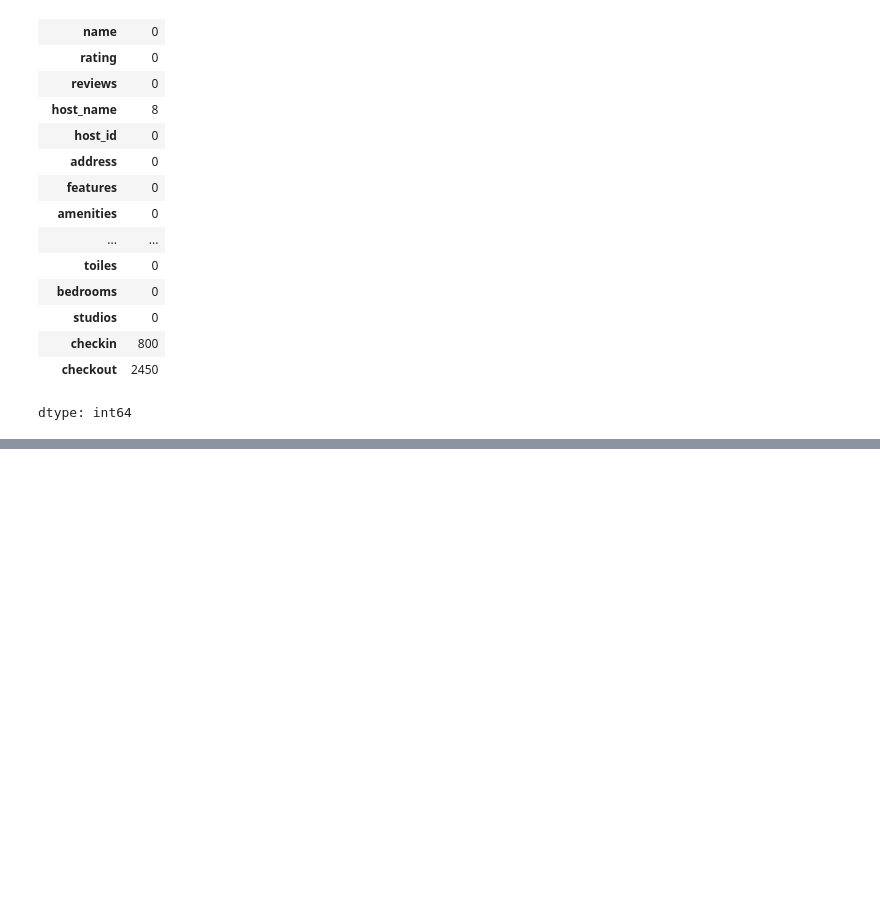
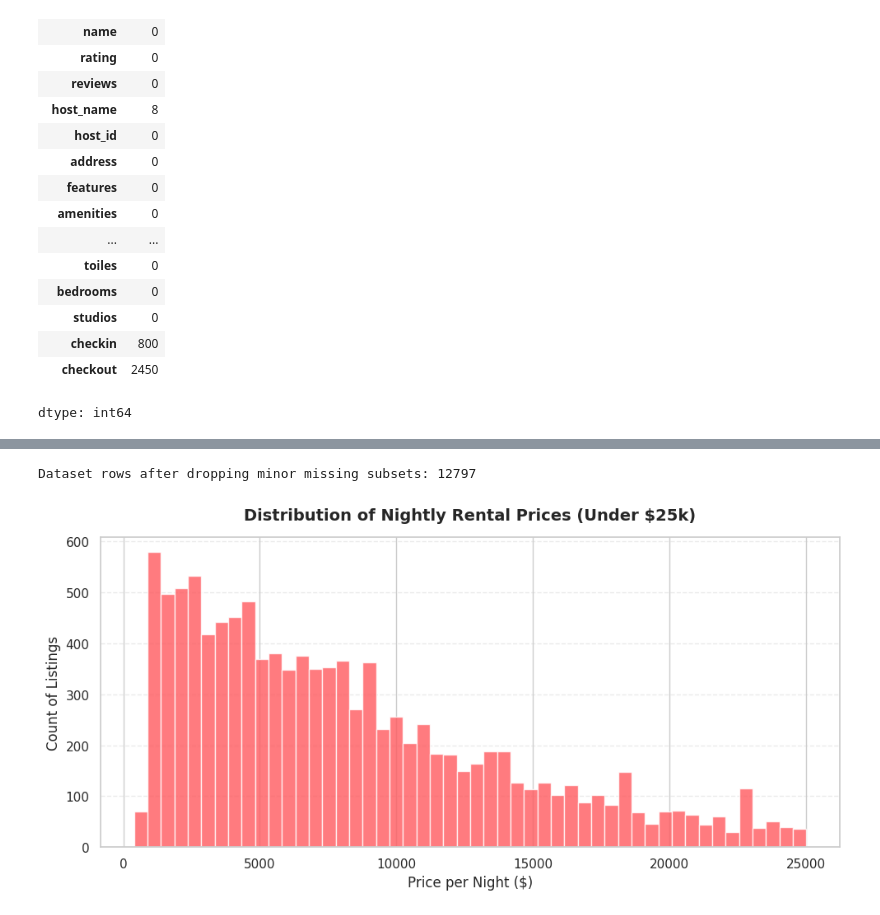
Before and after one commit to MohMost87/The-Airbnb-Listings-Analysis, a Jupyter notebook: The_Airbnb_Listings_Analysis.ipynb, the cells around one changed output, grey strips where cells are left out. Cells and saved outputs as stored; diff of their text form; code cells hidden in the pictures; blank space fills up the shorter version.

```diff
--- a/The_Airbnb_Listings_Analysis.ipynb
+++ b/The_Airbnb_Listings_Analysis.ipynb
@@ -236,3 +236,9 @@ df.isnull().sum() # check after code run that data with no missing in Rating Col
 | checkin | 800 |
 | checkout | 2450 |
 dtype: int64
+# %%
+# Handle missing checkin and checkout values by filling with a placeholder string
+df['checkin'] = df['checkin'].fillna('Not Specified')
+df['checkout'] = df['checkout'].fillna('Not Specified')
+
+print(f"Missing checkin values: {df['checkin'].isnull().sum()}")
@@ -238,0 +268,29 @@ dtype: int64
+# %%
+# Drop rows where critical metadata like 'host_name' is missing
+df_cleaned = df.dropna(subset=['host_name'])
+
+print(f"Dataset rows after dropping minor missing subsets: {df_cleaned.shape[0]}")
+# %% [output]
+Dataset rows after dropping minor missing subsets: 12797
+# %%
+plt.figure(figsize=(10, 5))
+
+# Filter extreme luxury outliers above $25,000 to keep the graph readable
+price_filtered = df[df['price'] < 25000]['price']
+
+# Pure Matplotlib Histogram
+plt.hist(price_filtered, bins=50, color='#ff5a5f', edgecolor='white', alpha=0.8)
+
+# Title and Axis Labels
+plt.title('Distribution of Nightly Rental Prices (Under $25k)', fontweight='bold', fontsize=14, pad=15)
+plt.xlabel('Price per Night ($)', fontsize=12)
+plt.ylabel('Count of Listings', fontsize=12)
+
+# Grid Layout styling
+plt.grid(True, axis='y', alpha=0.4, linestyle='--')
+
+# Display the clean layout
+plt.tight_layout()
+plt.show()
+# %% [output]
+[figure, added]
```
Also changed, not shown: parts of 6 cells of this notebook.
